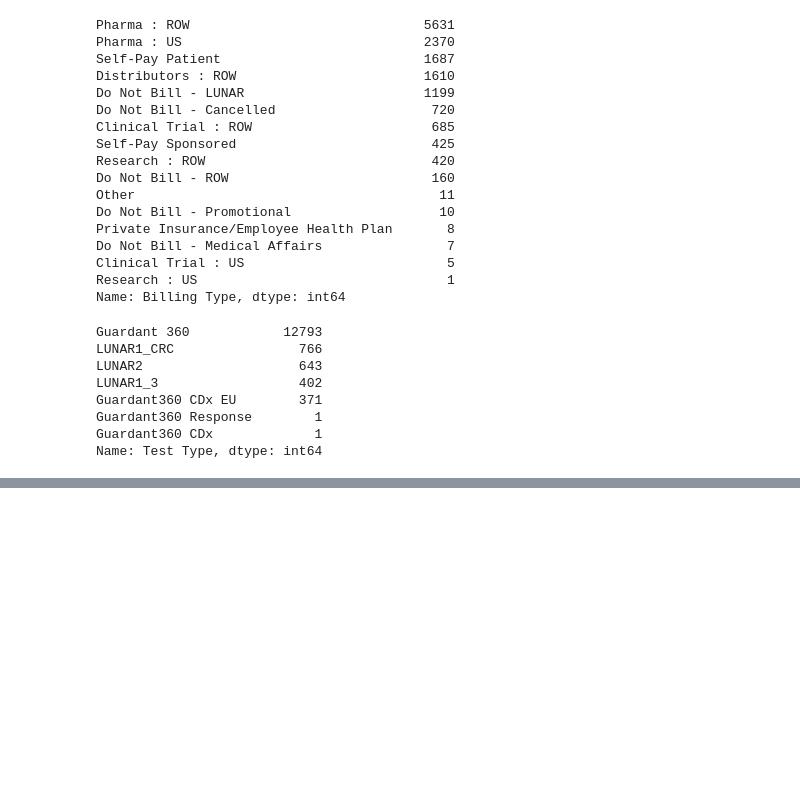
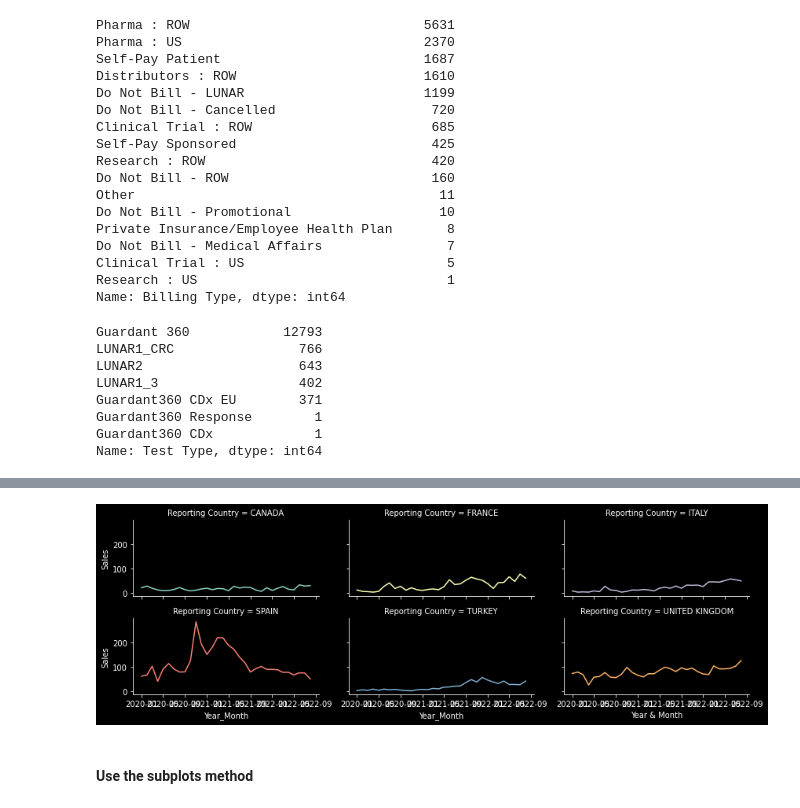
Before and after one commit to SilverSurferClash/Sales_analysis, a Jupyter notebook: Import_clean_SFDC_script.ipynb, the cells around one changed output, grey strips where cells are left out. Saved outputs shown, nothing was run; the diff lists cells and outputs as text; code cells hidden in the pictures; blank space fills up the shorter version.

Commit message:
Subplot with matplotlib works

```diff
--- a/Import_clean_SFDC_script.ipynb
+++ b/Import_clean_SFDC_script.ipynb
@@ -186,0 +320,12 @@ Name: Test Type, dtype: int64
+# %%
+#Select the features for the analysis
+import_sfdc.columns.to_list()
+list_for_country_analysis = ['Accession #',
+ 'Reporting Country',
+ 'Type',
+ 'Sales',
+ 'Year_Month']
+
+countries_df = import_sfdc.loc[:,list_for_country_analysis ]
+#countries_df["Reporting Country"] = countries_df["Reporting Country"].astype('category')
+countries_df.sample(3)
@@ -186,0 +355,10 @@ Name: Test Type, dtype: int64
+# %%
+#Select the time horizion to analyse
+start_date = "2020"
+end_date = "2022-08"
+#Select the # of countries to be analyses based on the maxiumum number of samplesin
+#the time horizon
+num_countries = 6
+#Create the dataframe relevant for the time periode which should be analysed
+countries_df = countries_df.loc[start_date:end_date].copy()
+print(f"The number of samples in this dataframe is {countries_df.shape[0]}")
@@ -186,0 +367,6 @@ Name: Test Type, dtype: int64
+# %%
+#Create a dataframe with just the topx countries by number of tests sold
+top_x = countries_df.groupby('Reporting Country').sum().sort_values("Sales",ascending = False).head(num_countries)
+top_x_list = top_x.index.tolist()
+top_x_sales =countries_df[countries_df['Reporting Country'].isin(top_x_list)]
+print(f"The top 5 countries have {top_x_sales.shape[0]} samples which represents {top_x_sales.shape[0]/countries_df.shape[0]:.2%}")
@@ -186,0 +390,2 @@ Name: Test Type, dtype: int64
+# %%
+grouped_countries = top_x_sales.groupby(["Reporting Country", 'Year_Month']).sum().reset_index()
@@ -186,0 +401,14 @@ Name: Test Type, dtype: int64
+# %%
+
+sns.relplot( data = grouped_countries, y = "Sales", x = "Year_Month", kind = "line",
+            hue = "Reporting Country" , col = "Reporting Country",
+            col_wrap=3, height=2, aspect=2, legend=False)
+
+plt.ylabel('Monthly Count')
+plt.xlabel('Year & Month')
+
+plt.show()
+# %% [output]
+[figure, added]
+# %% [markdown]
+#### Use the subplots method
```
Also changed, not shown: parts of 29 cells of this notebook.
